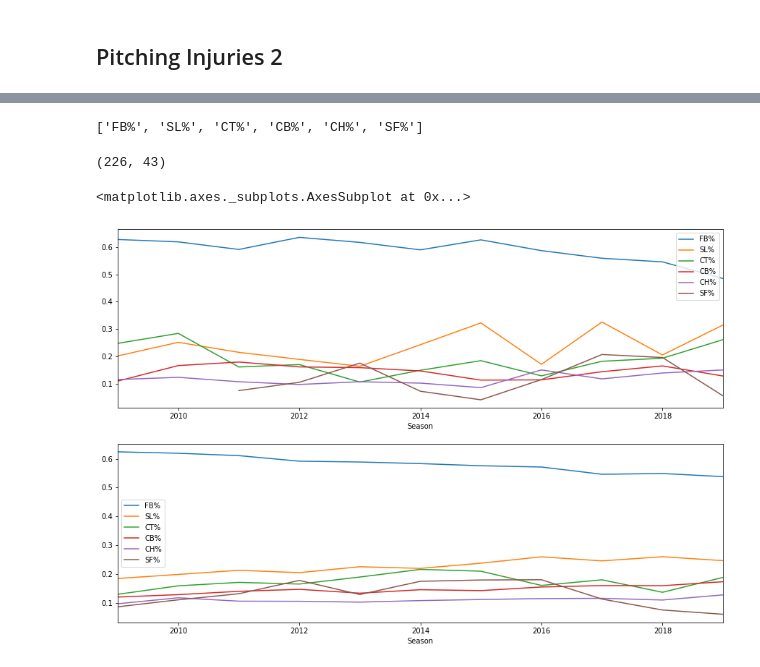
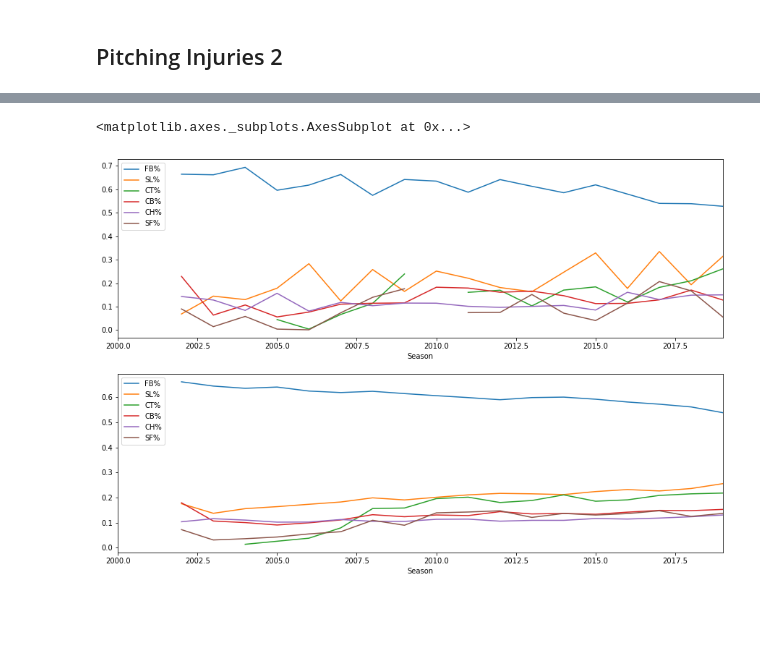
Before and after one commit to nchapman95/pitching-injuries, a Jupyter notebook: PitchingInjuries.ipynb, the cells around one changed output, grey strips where cells are left out. Cells and saved outputs as stored; diff of their text form; code cells hidden in the pictures; blank space fills up the shorter version.

```diff
--- a/PitchingInjuries.ipynb
+++ b/PitchingInjuries.ipynb
@@ -186,2 +185,4 @@ pitches_injury2 = pd.merge(pitching_stats, mlb_injuries,
+# %%
+pitches_injury = pitches_injury[pitches_injury['Season'] >= 2002]
 # %% [markdown]
 ## Pitching Injuries 2
@@ -259,18 +191,20 @@ pitches_injury2.head()
+# %%
+pitches_injury['injured_tag']  = [1 if (season <= injured_year)
+                             and (injured == 1) and (season > (injured_year - 1))
+else 0
+for name, season, injured_year, injured
+in pitches_injury[['Name','Season','surgery_year','injured']].itertuples(index=False)]
+# %%
+pitches_injury = pitches_injury.drop_duplicates(["Name","Season","injured_tag"])
+# %%
+pitches_injury = pitches_injury.sort_values("injured_tag",ascending=False).drop_duplicates(subset=['Name','Season'])
 # %%
 pitch_types = ['FB%', 'SL%', 'CT%', 'CB%', 'CH%', 'SF%']
 pitch_vels = ['FBv', 'SLv', 'CTv', 'CBv','CHv', 'SFv']
-# %%
-pitch_types
-# %% [output]
-['FB%', 'SL%', 'CT%', 'CB%', 'CH%', 'SF%']
-# %%
-mlb_injuries[mlb_injuries['surgery_year'] >= 2009].shape
-# %% [output]
-(226, 43)
 # %%
 fig,ax = plt.subplots(2,1, figsize =(15,10))
-pitches_injury2.query("trial == 1").groupby('Season')[pitch_types].mean().plot(ax = ax[0])
-pitches_injury2.query("trial == 0").groupby('Season')[pitch_types].mean().plot(ax = ax[1])
+pitches_injury.query("injured_tag == 1").groupby('Season')[pitch_types].mean().plot(ax = ax[0])
+pitches_injury.query("injured_tag == 0").groupby('Season')[pitch_types].mean().plot(ax = ax[1])
 # %% [output]
 <matplotlib.axes._subplots.AxesSubplot at 0x...>
-[figure, old version]
+[figure, new version]
```
Also changed, not shown: parts of 85 cells of this notebook, 18 other files.
